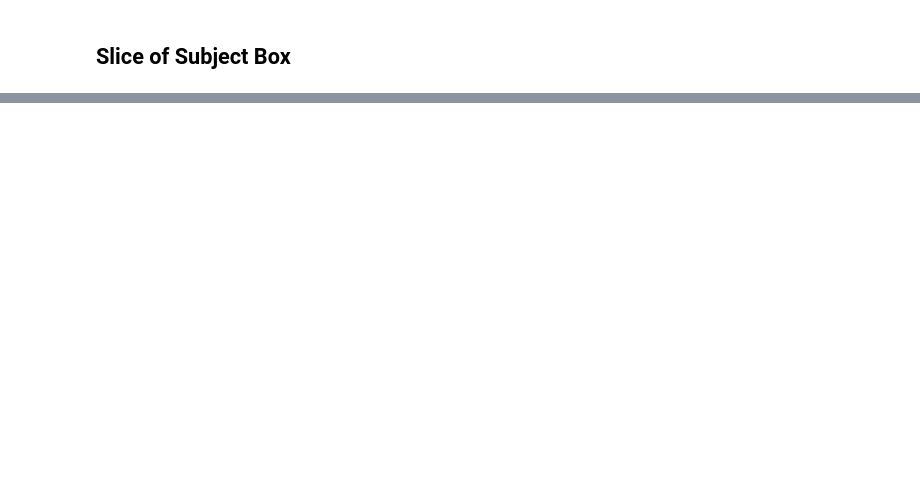
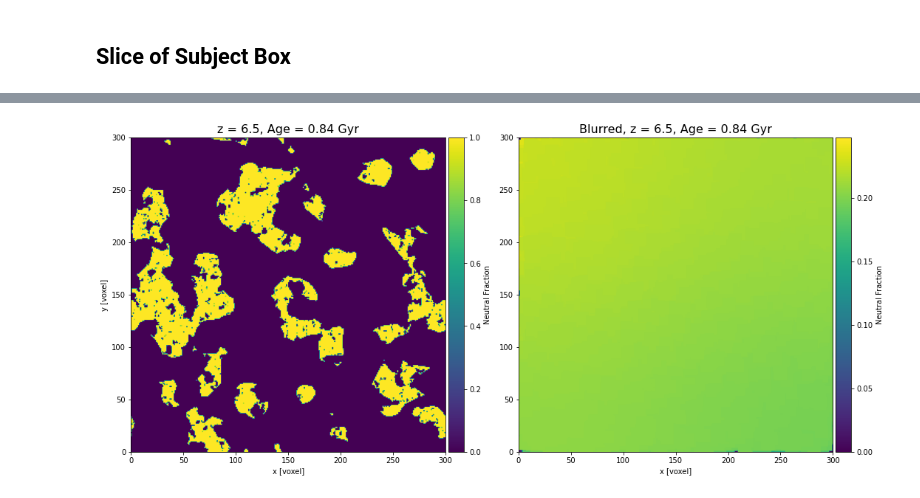
Before and after one commit to tommychinwj/HI_characterization, a Jupyter notebook: HI_characterization.ipynb, the cells around one changed output, grey strips where cells are left out. Saved outputs shown, nothing was run; the diff lists cells and outputs as text; code cells hidden in the pictures; blank space fills up the shorter version.

```diff
--- a/HI_characterization.ipynb
+++ b/HI_characterization.ipynb
@@ -119,0 +147,21 @@ plt.colorbar(label="Neutral Fraction")
+# %%
+z = 6.5
+ionized = p21c.ionize_box(redshift=z, init_boxes=init_cond).xH_box
+
+fig, (ax1, ax2) = plt.subplots(ncols=2, figsize=(15,15))
+
+img1 = ax1.imshow(ionized[:, :, 0], extent=(0,BOX_LEN,0,BOX_LEN), origin='lower')
+ax1.set_title(f"z = {z}, Age = {cosmo_params.cosmo.age(z):.2f}", fontsize=16)
+ax1.set_ylabel("y [voxel]")
+ax1.set_xlabel("x [voxel]")
+colorbar(img1)
+
+
+img2 = ax2.imshow(Square_Blurring(ionized, 6, 10**7)[:, :, 0], extent=(0,BOX_LEN,0,BOX_LEN), origin='lower')
+ax2.set_title(f"Blurred, z = {z}, Age = {cosmo_params.cosmo.age(z):.2f}", fontsize=16)
+ax2.set_xlabel("x [voxel]")
+colorbar(img2)
+
+plt.tight_layout(h_pad=1)
+# %% [output]
+[figure, added]
```
Also changed, not shown: parts of 25 cells of this notebook.
